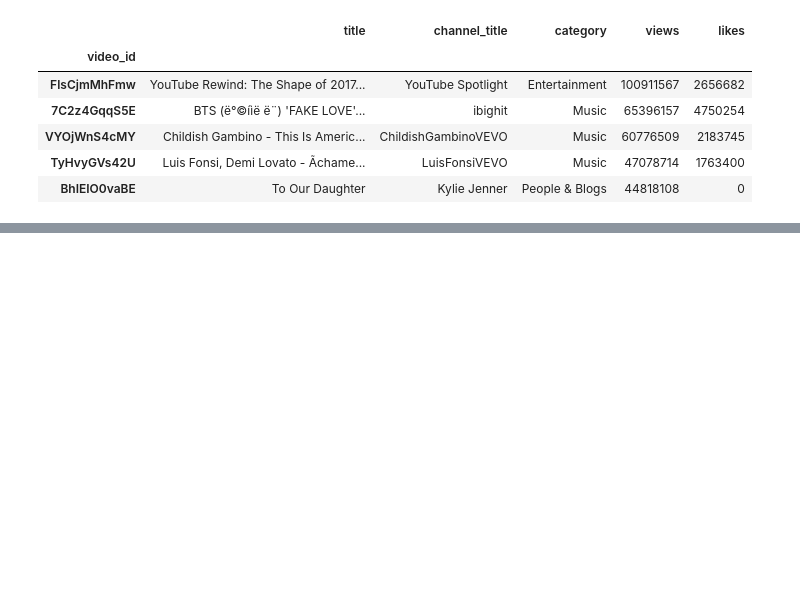
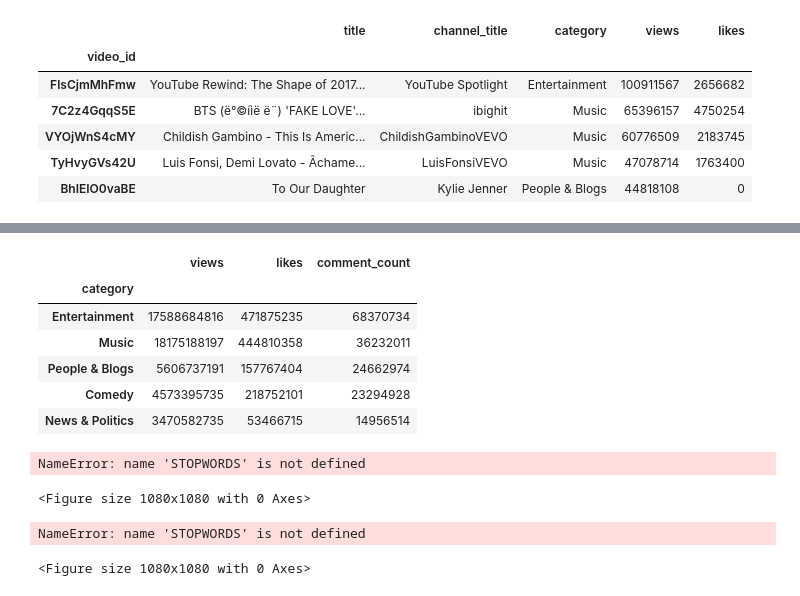
Before and after one commit to andrescab/Trending_Youtube_Videos, a Jupyter notebook: Data Cleaning.ipynb, the cells around one changed output, grey strips where cells are left out. Saved outputs shown, nothing was run; the diff lists cells and outputs as text; code cells hidden in the pictures; blank space fills up the shorter version.

```diff
--- a/Data Cleaning.ipynb
+++ b/Data Cleaning.ipynb
@@ -330,0 +384,52 @@ temporary[2][['title', 'channel_title', 'category', 'views', 'likes']]
+# %%
+# Users comment on which category the most?
+
+temp = combined_df
+temp = temp.groupby('category')['views', 'likes', 'comment_count'].apply(lambda x: x.astype(int).sum())
+temp = temp.sort_values(by='comment_count', ascending=False).head()
+temp
+# %% [output]
+|  | views | likes | comment_count |
+| category |  |  |  |
+| Entertainment | 17588684816 | 471875235 | 68370734 |
+| Music | 18175188197 | 444810358 | 36232011 |
+| People & Blogs | 5606737191 | 157767404 | 24662974 |
+| Comedy | 4573395735 | 218752101 | 23294928 |
+| News & Politics | 3470582735 | 53466715 | 14956514 |
+# %%
+# For tags
+plt.figure(figsize = (15, 15))
+stopwords = set(STOPWORDS)
+wordcloud = WordCloud(
+background_color = 'black',
+stopwords = stopwords,
+max_words = 1000,
+max_font_size = 120,
+random_state = 42
+).generate(str(combined_df['tags']))
+plt.imshow(wordcloud)
+plt.title('WORD CLOUD for Tags', fontsize = 20)
+plt.axis('off')
+plt.show()
+# %% [output]
+NameError: name 'STOPWORDS' is not defined
+<Figure size 1080x1080 with 0 Axes>
+# %%
+# For description
+
+plt.figure(figsize = (15, 15))
+stopwords = set(STOPWORDS)
+wordcloud = WordCloud(
+background_color = 'black',
+stopwords = stopwords,
+max_words = 1000,
+max_font_size = 120,
+random_state = 42
+).generate(str(combined_df['description']))
+plt.imshow(wordcloud)
+plt.title('WORD CLOUD for Description', fontsize = 20)
+plt.axis('off')
+plt.show()
+# %% [output]
+NameError: name 'STOPWORDS' is not defined
+<Figure size 1080x1080 with 0 Axes>
```
Also changed, not shown: parts of 7 cells of this notebook.
